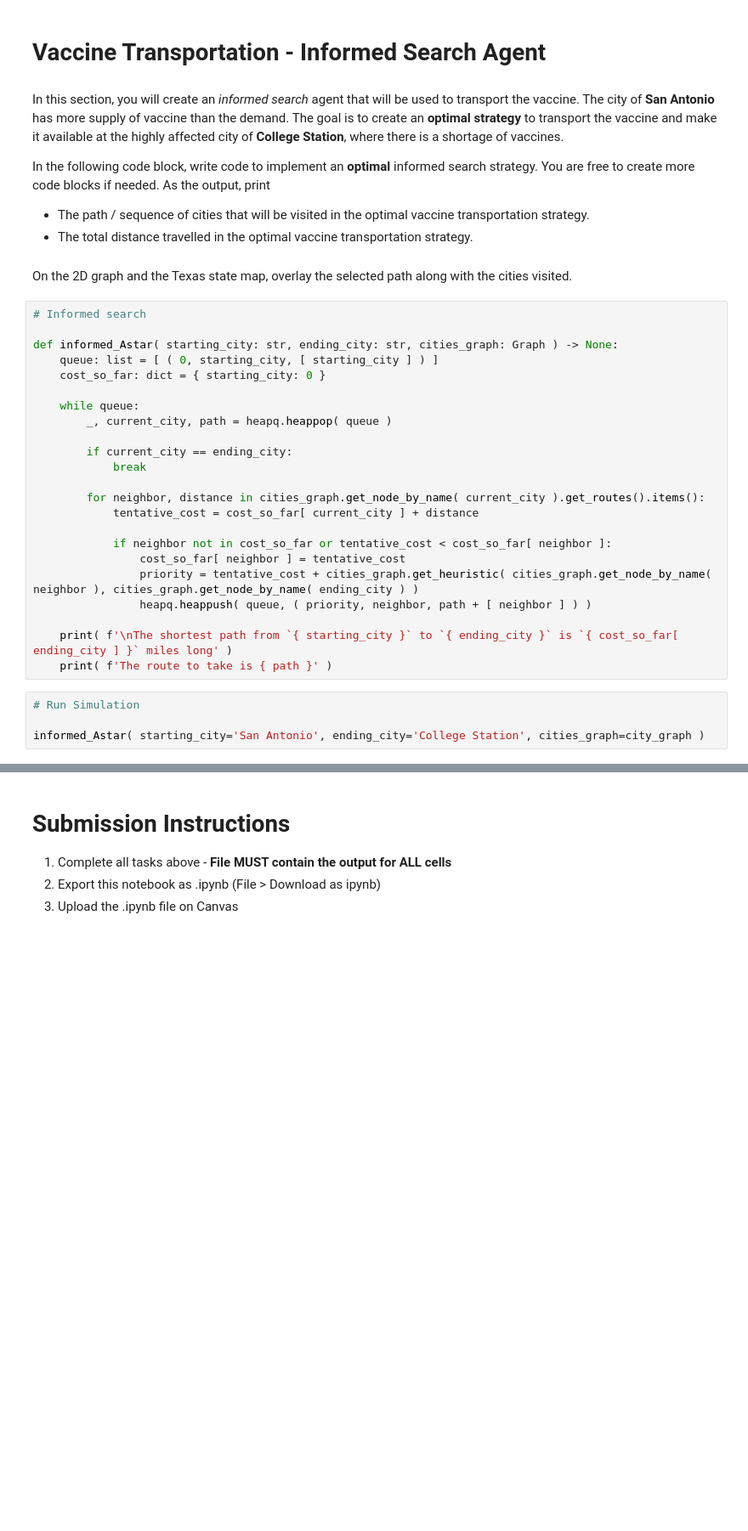
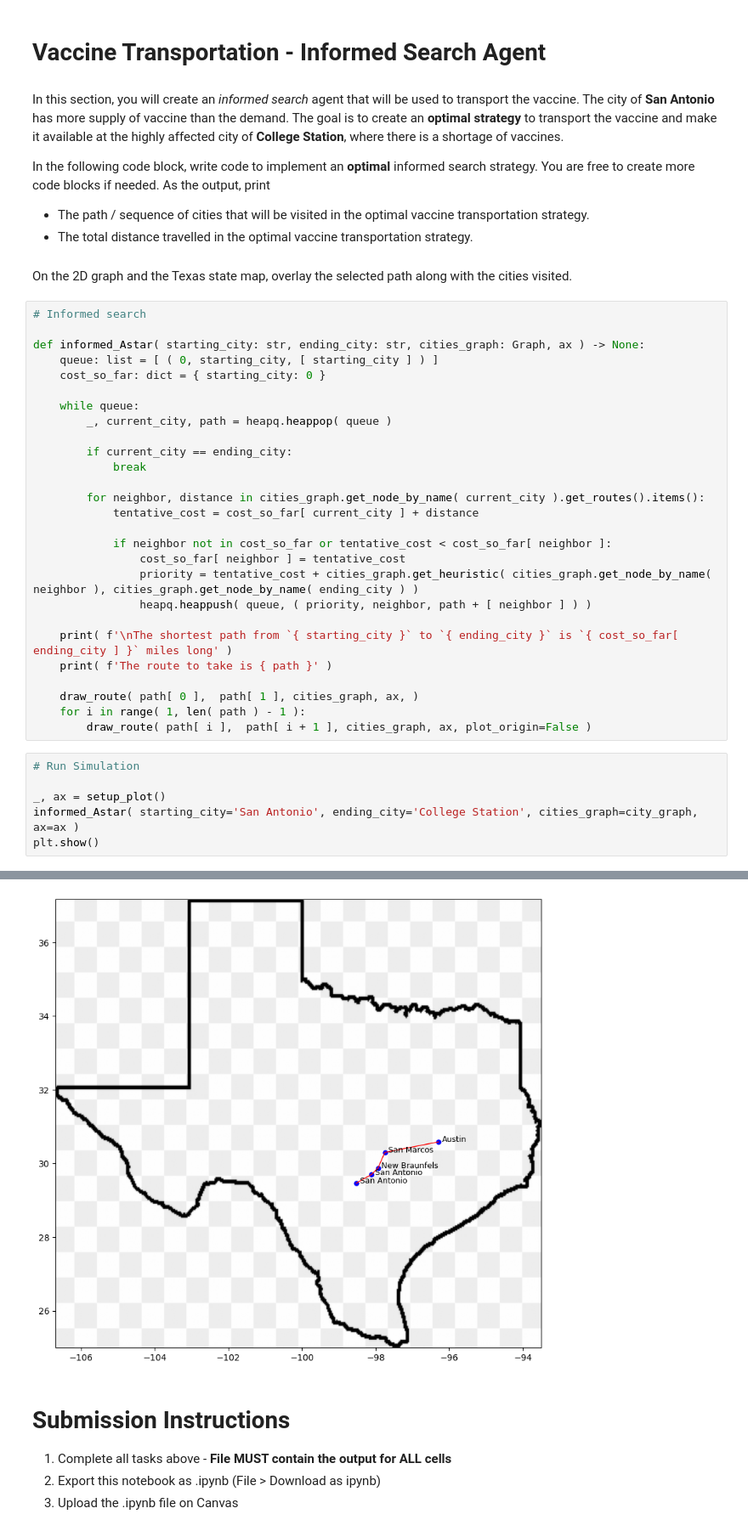
Before and after one commit to eliteabhi/AI-Assignments, a Jupyter notebook: hw-0/city-map-texas_assignment0_abc123.ipynb, the cells around one changed output, grey strips where cells are left out. Shown at 85% size. Saved outputs shown, nothing was run; the diff lists cells and outputs as text; blank space fills up the shorter version.

```diff
--- a/hw-0/city-map-texas_assignment0_abc123.ipynb
+++ b/hw-0/city-map-texas_assignment0_abc123.ipynb
@@ -299,7 +357,7 @@ On the 2D graph and the Texas state map, overlay the selected path along with th
 # %%
 # Informed search
 
-def informed_Astar( starting_city: str, ending_city: str, cities_graph: Graph ) -> None:
+def informed_Astar( starting_city: str, ending_city: str, cities_graph: Graph, ax ) -> None:
     queue: list = [ ( 0, starting_city, [ starting_city ] ) ]
     cost_so_far: dict = { starting_city: 0 }
 
@@ -319,13 +377,20 @@ def informed_Astar( starting_city: str, ending_city: str, cities_graph: Graph )
 
     print( f'\nThe shortest path from `{ starting_city }` to `{ ending_city }` is `{ cost_so_far[ ending_city ] }` miles long' )
     print( f'The route to take is { path }' )
+
+    draw_route( path[ 0 ],  path[ 1 ], cities_graph, ax, )
+    for i in range( 1, len( path ) - 1 ):
+        draw_route( path[ i ],  path[ i + 1 ], cities_graph, ax, plot_origin=False )
 # %%
 # Run Simulation
 
-informed_Astar( starting_city='San Antonio', ending_city='College Station', cities_graph=city_graph )
+_, ax = setup_plot()
+informed_Astar( starting_city='San Antonio', ending_city='College Station', cities_graph=city_graph, ax=ax )
+plt.show()
 # %% [output]
 The shortest path from `San Antonio` to `College Station` is `186.77450141` miles long
 The route to take is ['San Antonio', 'New Braunfels', 'San Marcos', 'Austin', 'College Station']
+[figure, added]
 # %% [markdown]
 # Submission Instructions
 
```
Also changed, not shown: parts of 6 cells of this notebook, 3 other files.
